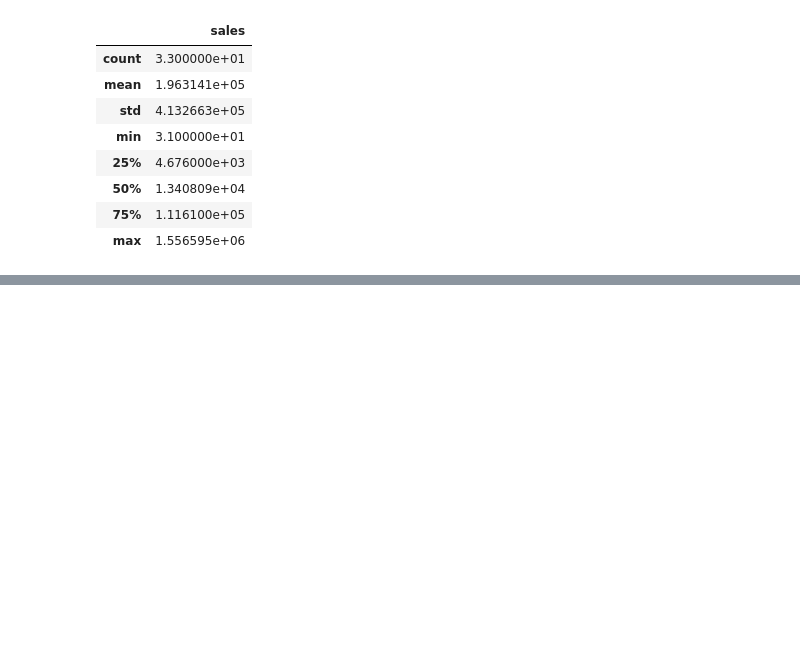
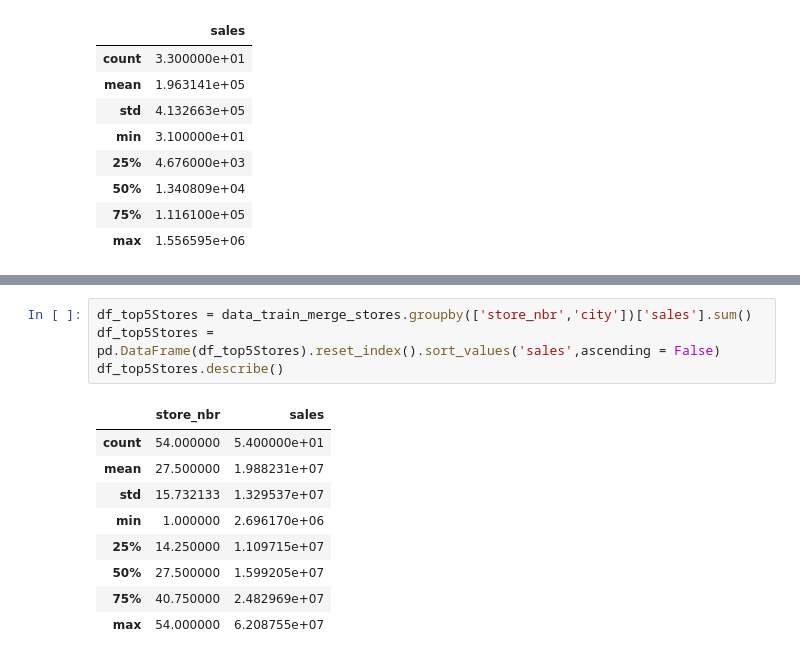
Before and after one commit to mrdaraujo/business_case_869, a Jupyter notebook: notebooks/farah_DataVisualisation_BaseModel.ipynb, the cells around one changed output, grey strips where cells are left out. Drawn from its saved outputs; the diff is of its cells as text; blank space fills up the shorter version.

```diff
--- a/notebooks/farah_DataVisualisation_BaseModel.ipynb
+++ b/notebooks/farah_DataVisualisation_BaseModel.ipynb
@@ -1017,0 +1097,14 @@ data_selection_fam_2016_bycity_bystore.describe()
+# %%
+df_top5Stores = data_train_merge_stores.groupby(['store_nbr','city'])['sales'].sum()
+df_top5Stores = pd.DataFrame(df_top5Stores).reset_index().sort_values('sales',ascending = False)
+df_top5Stores.describe()
+# %% [output]
+|  | store_nbr | sales |
+| count | 54.000000 | 5.400000e+01 |
+| mean | 27.500000 | 1.988231e+07 |
+| std | 15.732133 | 1.329537e+07 |
+| min | 1.000000 | 2.696170e+06 |
+| 25% | 14.250000 | 1.109715e+07 |
+| 50% | 27.500000 | 1.599205e+07 |
+| 75% | 40.750000 | 2.482969e+07 |
+| max | 54.000000 | 6.208755e+07 |
```
Also changed, not shown: parts of 6 cells of this notebook, 2 other files.
